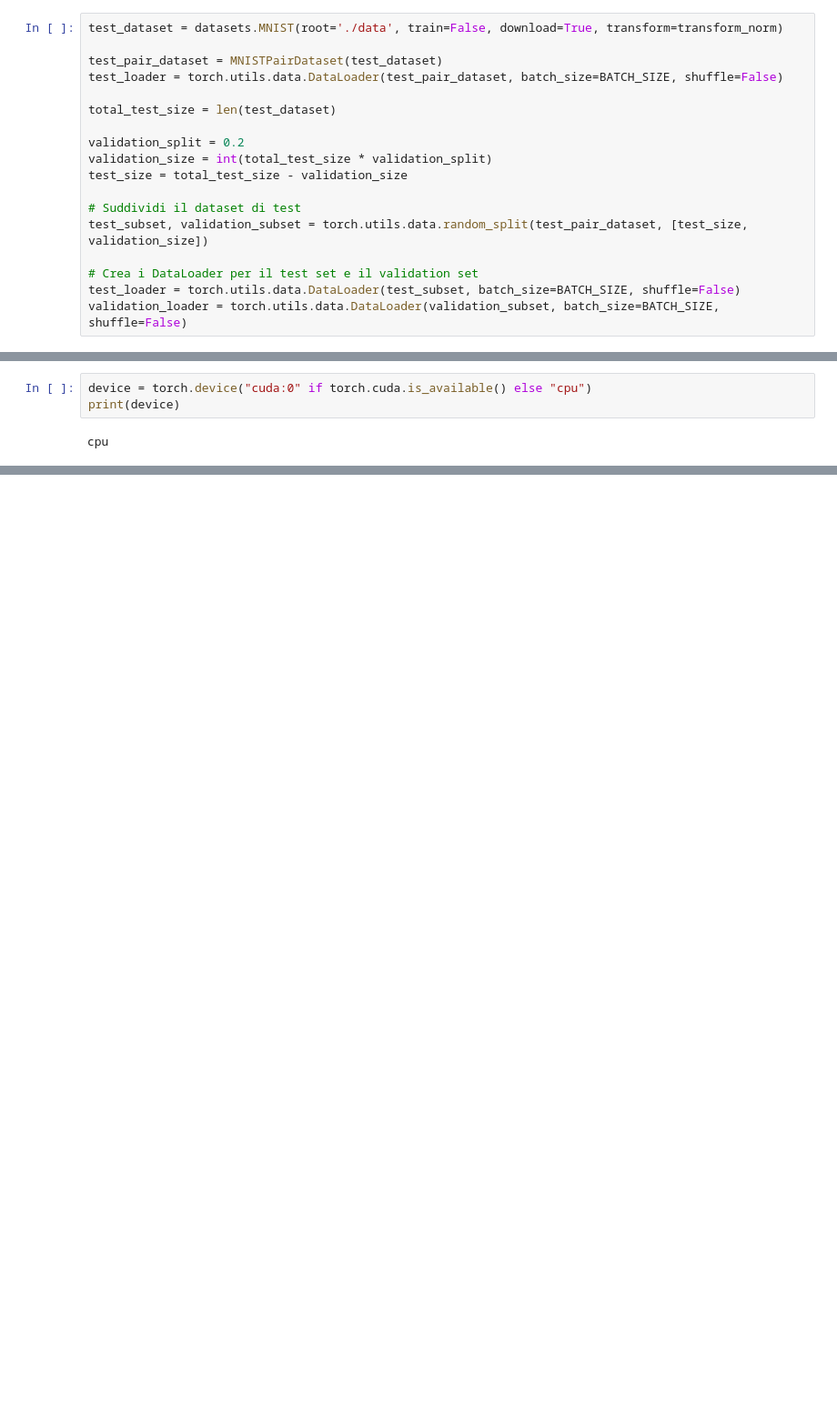
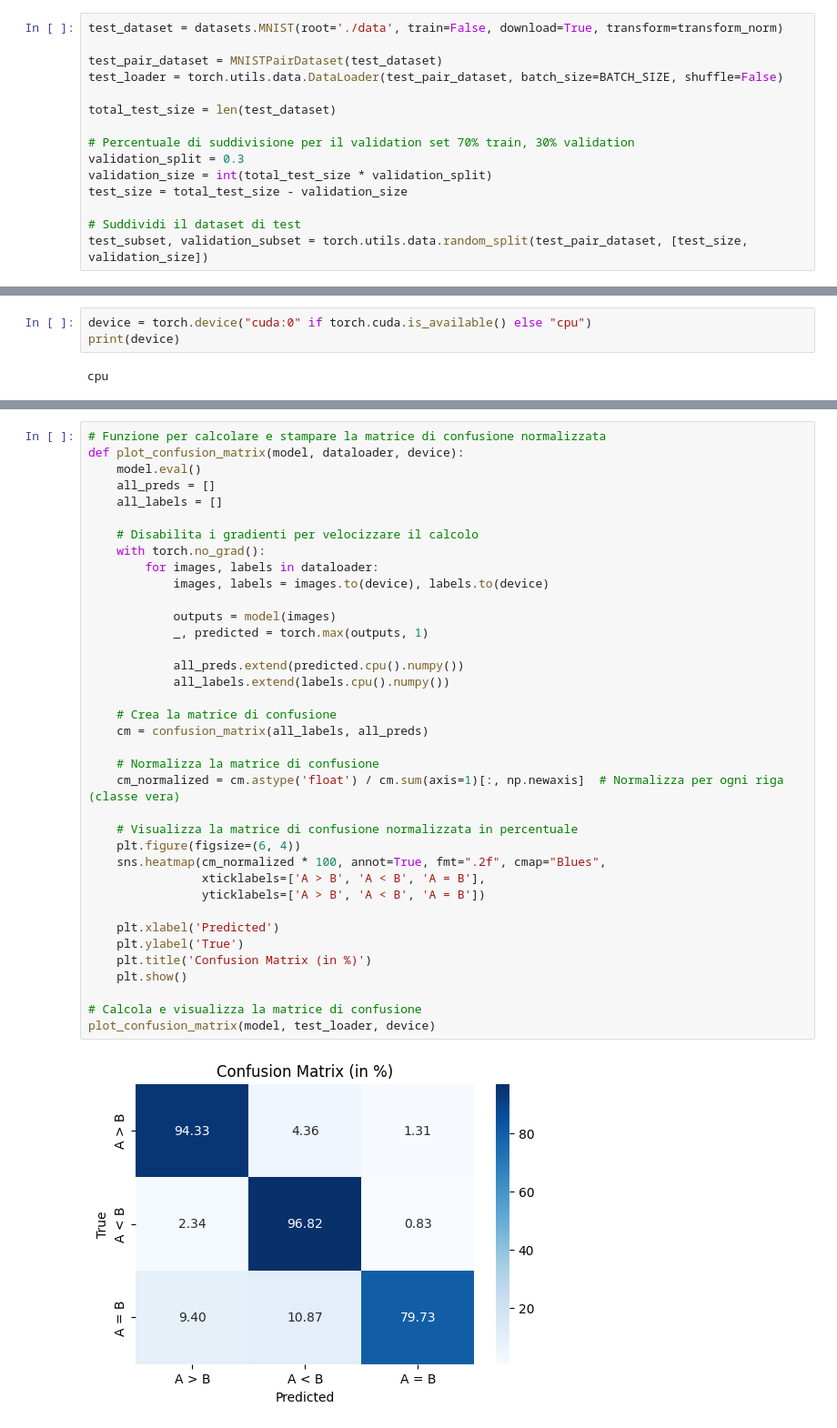
Before and after one commit to OpsCode00/ProjectDeepLearning, a Jupyter notebook: main.ipynb, the cells around one changed output, grey strips where cells are left out. Shown: that part at 91% size. Drawn from its saved outputs; the diff is of its cells as text; blank space fills up the shorter version.

```diff
--- a/main.ipynb
+++ b/main.ipynb
@@ -184,13 +189,10 @@ test_loader = torch.utils.data.DataLoader(test_pair_dataset, batch_size=BATCH_SI
 
 total_test_size = len(test_dataset)
 
-validation_split = 0.2
+# Percentuale di suddivisione per il validation set 70% train, 30% validation
+validation_split = 0.3
 validation_size = int(total_test_size * validation_split)
 test_size = total_test_size - validation_size
 
 # Suddividi il dataset di test
 test_subset, validation_subset = torch.utils.data.random_split(test_pair_dataset, [test_size, validation_size])
-
-# Crea i DataLoader per il test set e il validation set
-test_loader = torch.utils.data.DataLoader(test_subset, batch_size=BATCH_SIZE, shuffle=False)
-validation_loader = torch.utils.data.DataLoader(validation_subset, batch_size=BATCH_SIZE, shuffle=False)
@@ -283,0 +473,39 @@ Finished Training
+# %%
+# Funzione per calcolare e stampare la matrice di confusione normalizzata
+def plot_confusion_matrix(model, dataloader, device):
+    model.eval()
+    all_preds = []
+    all_labels = []
+
+    # Disabilita i gradienti per velocizzare il calcolo
+    with torch.no_grad():
+        for images, labels in dataloader:
+            images, labels = images.to(device), labels.to(device)
+
+            outputs = model(images)
+            _, predicted = torch.max(outputs, 1)
+
+            all_preds.extend(predicted.cpu().numpy())
+            all_labels.extend(labels.cpu().numpy())
+
+    # Crea la matrice di confusione
+    cm = confusion_matrix(all_labels, all_preds)
+
+    # Normalizza la matrice di confusione
+    cm_normalized = cm.astype('float') / cm.sum(axis=1)[:, np.newaxis]  # Normalizza per ogni riga (classe vera)
+
+    # Visualizza la matrice di confusione normalizzata in percentuale
+    plt.figure(figsize=(6, 4))
+    sns.heatmap(cm_normalized * 100, annot=True, fmt=".2f", cmap="Blues",
+                xticklabels=['A > B', 'A < B', 'A = B'],
+                yticklabels=['A > B', 'A < B', 'A = B'])
+
+    plt.xlabel('Predicted')
+    plt.ylabel('True')
+    plt.title('Confusion Matrix (in %)')
+    plt.show()
+
+# Calcola e visualizza la matrice di confusione
+plot_confusion_matrix(model, test_loader, device)
+# %% [output]
+[figure, added]
```
Also changed, not shown: parts of 15 cells of this notebook, 1 other file.
